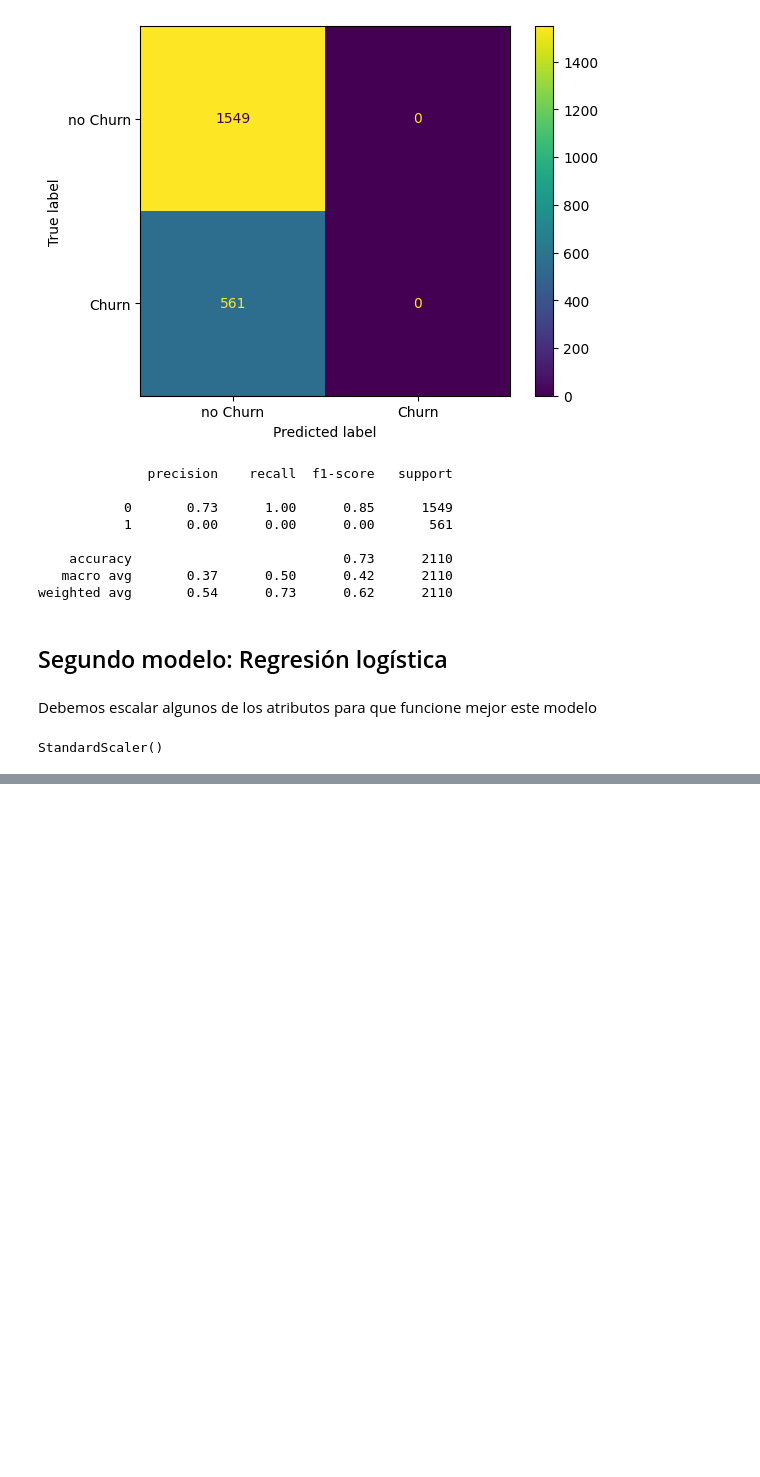
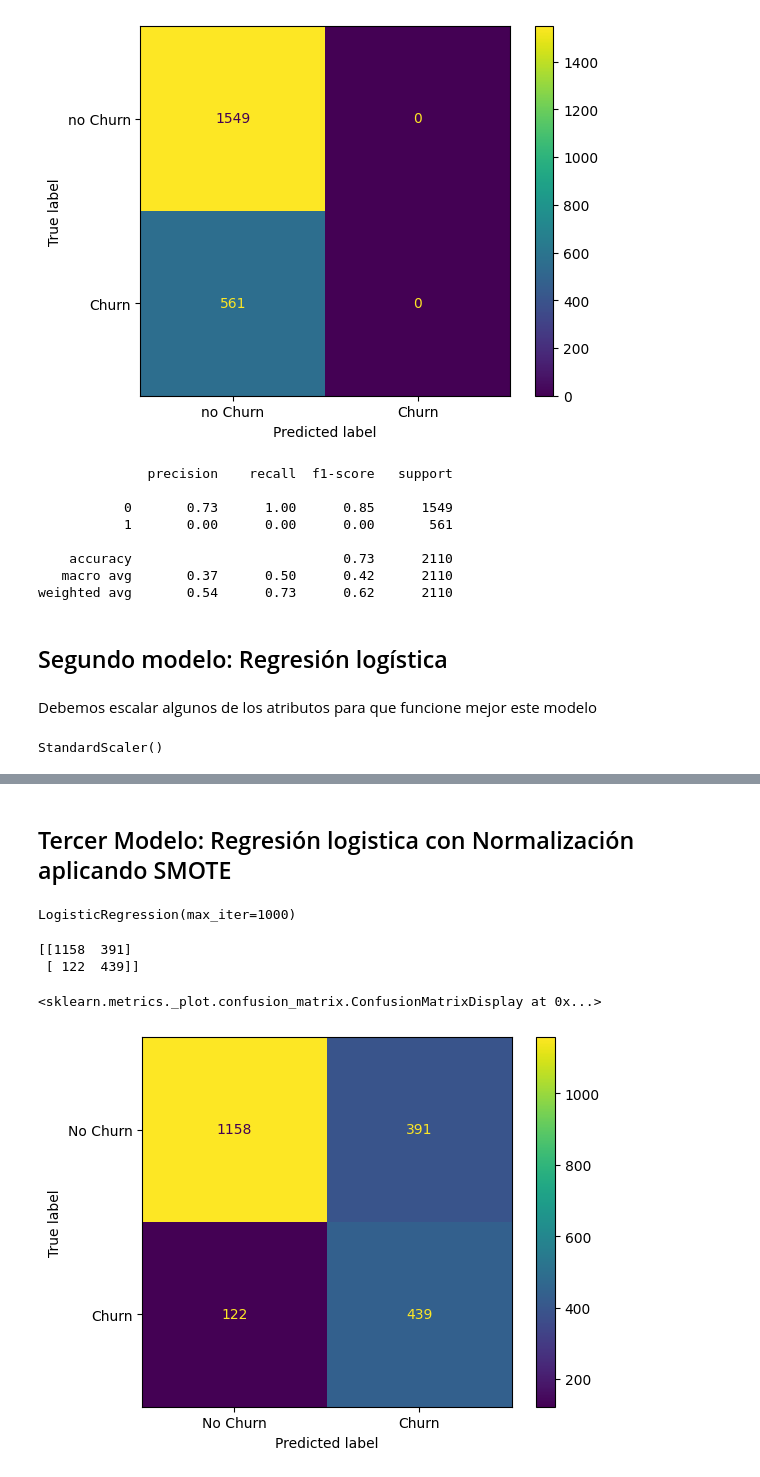
Before and after one commit to RientArlCroud/Challenge-4-telecom-X-2-an-lisis-de-datos, a Jupyter notebook: Challenge_4_análisis_de_datos.ipynb, the cells around one changed output, grey strips where cells are left out. Saved outputs shown, nothing was run; the diff lists cells and outputs as text; code cells hidden in the pictures; blank space fills up the shorter version.

```diff
--- a/Challenge_4_análisis_de_datos.ipynb
+++ b/Challenge_4_análisis_de_datos.ipynb
@@ -385,0 +422,26 @@ X_test_scaled[columnas_continuas] = scaler.transform(X_test_scaled[columnas_cont
+# %% [markdown]
+## Tercer Modelo: Regresión logistica con Normalización aplicando SMOTE
+# %%
+X_train_res, y_train_res = oversampling.fit_resample(X_train_scaled, y_train)
+# %%
+modelo_log_SMOTE = LogisticRegression(max_iter=1000)
+modelo_log_SMOTE.fit(X_train_res, y_train_res)
+# %% [output]
+LogisticRegression(max_iter=1000)
+# %%
+y_pred_SMOTE = modelo_log_SMOTE.predict(X_test_scaled)
+# %%
+matriz_confusion_SMOTE = confusion_matrix(y_test, y_pred_SMOTE)
+print(matriz_confusion_SMOTE)
+# %% [output]
+[[1158  391]
+ [ 122  439]]
+# %%
+visualizacion_SMOTE = ConfusionMatrixDisplay(
+    confusion_matrix = matriz_confusion_SMOTE,
+    display_labels = ['No Churn' , 'Churn']
+)
+visualizacion_SMOTE.plot()
+# %% [output]
+<sklearn.metrics._plot.confusion_matrix.ConfusionMatrixDisplay at 0x...>
+[figure, added]
```
Also changed, not shown: parts of 19 cells of this notebook.
